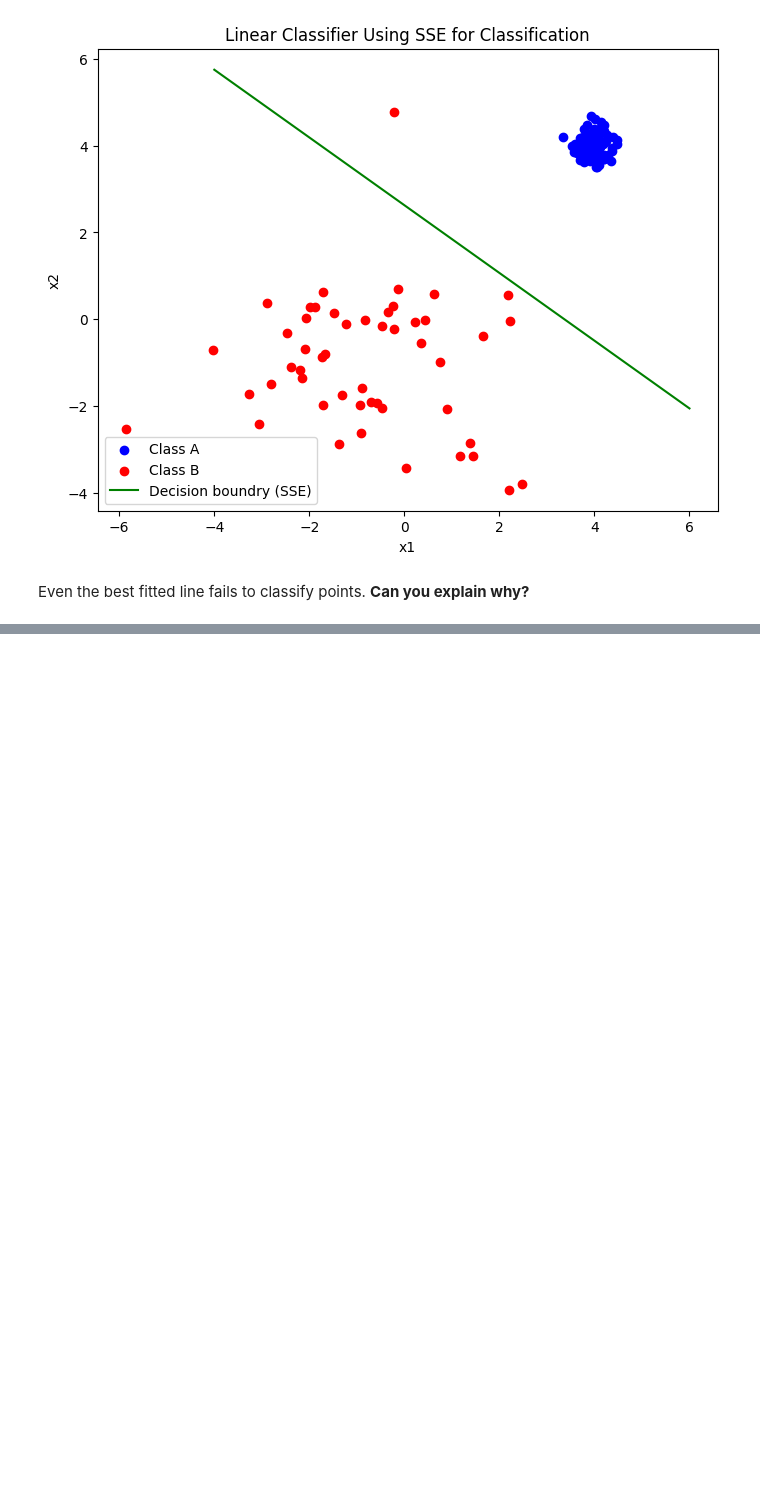
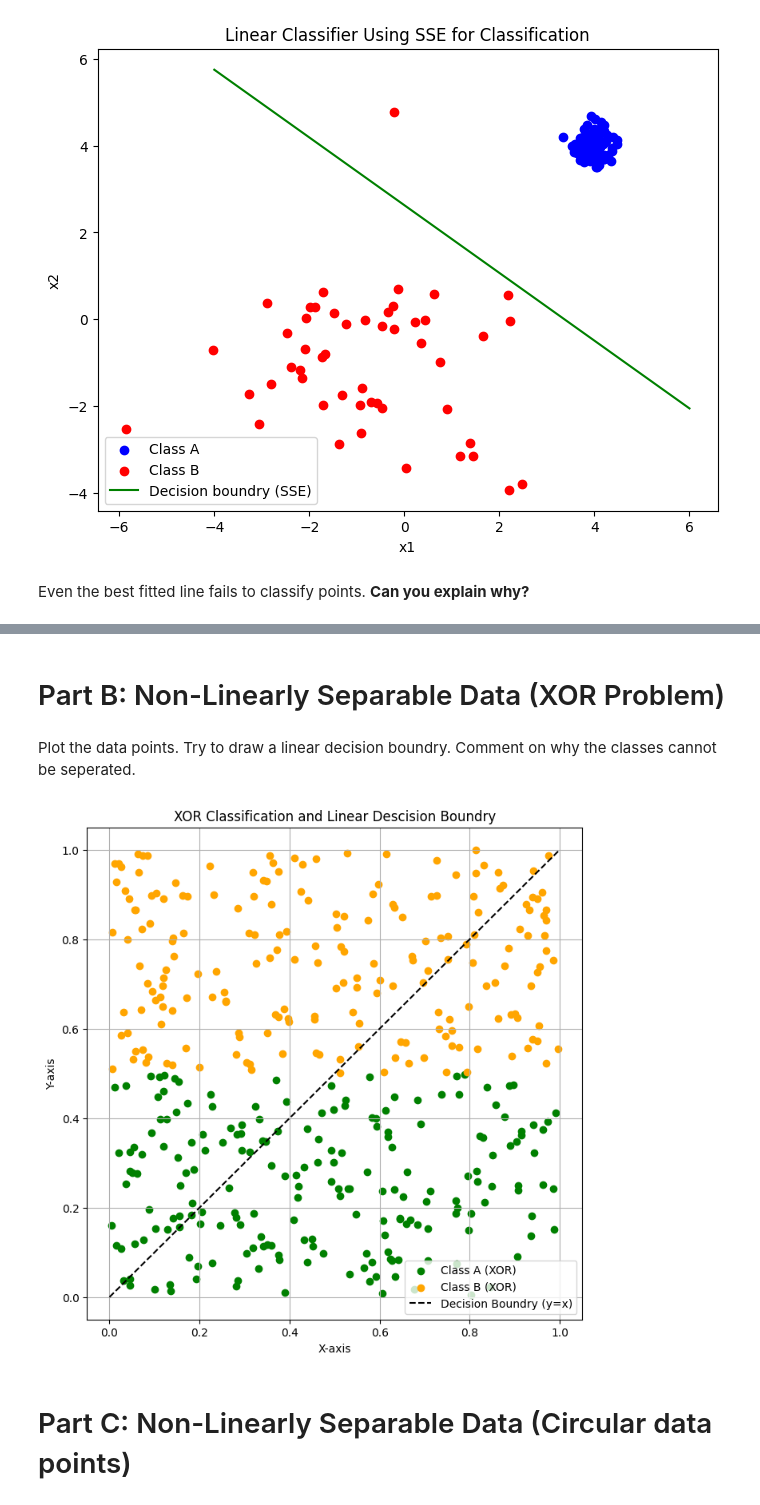
Before and after one commit to tala-kiyani/Introduction_to_Machine_Learning, a Jupyter notebook: Chapter_01_Supervised_Learning/02-Linear Classification/02-Linear_Classification.ipynb, the cells around one changed output, grey strips where cells are left out. Drawn from its saved outputs; the diff is of its cells as text; code cells hidden in the pictures; blank space fills up the shorter version.

```diff
--- a/Chapter_01_Supervised_Learning/02-Linear Classification/02-Linear_Classification.ipynb
+++ b/Chapter_01_Supervised_Learning/02-Linear Classification/02-Linear_Classification.ipynb
@@ -57,0 +93,36 @@ Even the best fitted line fails to classify points. **Can you explain why?**
+# %% [markdown]
+# Part B: Non-Linearly Separable Data (XOR Problem)
+# %%
+def generate_xor_data(n_points=200, seed=42):
+    np.random.seed(42)
+    class_A = []
+    class_B = []
+    while len(class_A) < n_points or len(class_B) < n_points:
+        x = np.random.uniform(0, 1)
+        y = np.random.uniform(0, 1)
+        if (x > 0.5 and y < 0.5) or (x < 0.5 and y < 0.5):
+            if len(class_A) < n_points:
+                class_A.append([x,y])
+        else:
+            if len(class_B) < n_points:
+                class_B.append([x,y])
+    return np.array(class_A), np.array(class_B)
+
+class_A_xor, class_B_xor = generate_xor_data()
+# %% [markdown]
+Plot the data points. Try to draw a linear decision boundry. Comment on why the classes cannot be seperated.
+# %%
+plt.figure(figsize=(8,8))
+plt.scatter(class_A_xor[:,0], class_A_xor[:, 1], color = 'green', label = 'Class A (XOR)')
+plt.scatter(class_B_xor[:,0], class_B_xor[:, 1], color = 'orange', label = 'Class B (XOR)')
+plt.plot([0,1], [0,1], color='black', linestyle='--', label = 'Decision Boundry (y=x)')
+plt.xlabel('X-axis')
+plt.ylabel('Y-axis')
+plt.title('XOR Classification and Linear Descision Boundry')
+plt.legend()
+plt.grid(True)
+plt.show()
+# %% [output]
+[figure, added]
+# %% [markdown]
+# Part C: Non-Linearly Separable Data (Circular data points)
```
Also changed, not shown: parts of 7 cells of this notebook.
